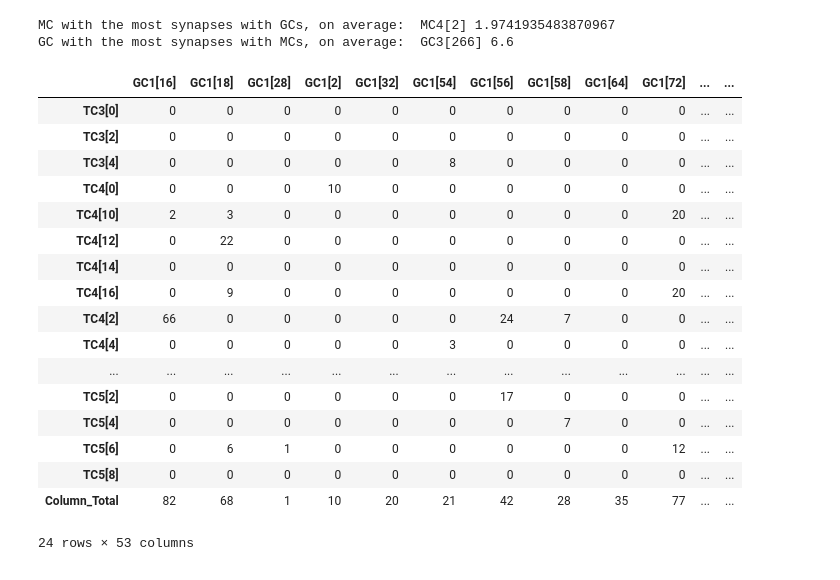
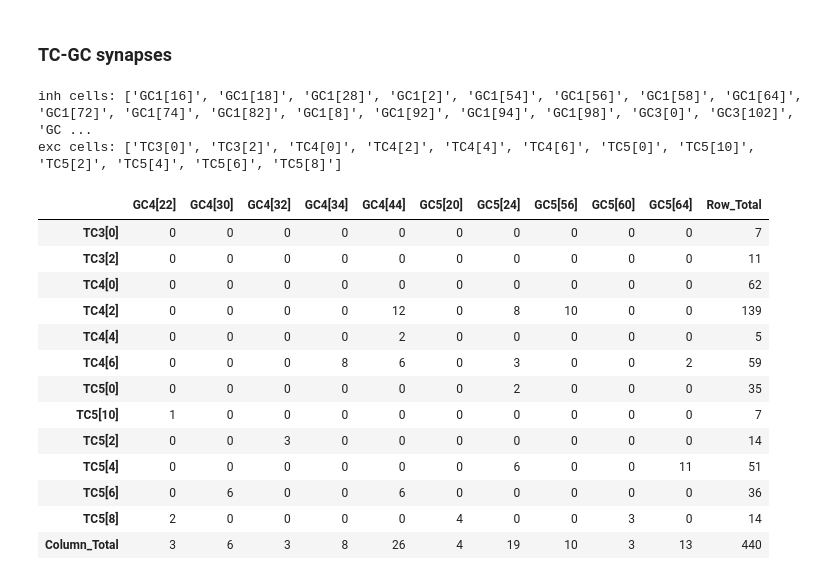
Before and after one commit to ellismith/OlfactoryBulb, a Jupyter notebook: notebooks/parse_synapses.ipynb, the cells around one changed output. Drawn from its saved outputs; the diff is of its cells as text; code cells hidden in the pictures.

Commit message:
Added notebook to count synapses between each cell type

```diff
--- a/notebooks/parse_synapses.ipynb
+++ b/notebooks/parse_synapses.ipynb
@@ -185,8 +19,11 @@ syn_df
 # %%
-def get_synapses(file_name):
-    slices_dir = os.path.join('/home/ellismith/OlfactoryBulb/olfactorybulb/slices')
-
-    #file_name = 'GCs__MCs'
+def get_synapses(file_name, slices_dir, slice_name):
+    """
+    args:
+    file_name: str (e.g. 'GCs__MCs')
+    slices_dir: location of the synapses .json files
+    slice_name: str (e.g. 'DorsalColumnSlice')
+    """
 
     source_cells = []
     inh_cell_sections = []
@@ -195,8 +32,9 @@ def get_synapses(file_name):
     exc_cell_sections = []     # i.e. "TC4[2].dend[7]"
     dest_cell_ids = []     # i.e. 2
 
+
     # import file into a dictionary
-    with open(f'{slices_dir}/DorsalColumnSlice/{file_name}.json','r') as f:
+    with open(f'{slices_dir}/{slice_name}/{file_name}.json','r') as f:
         cells = json.load(f)
 
     # iterate over connections (entries) in file
@@ -220,9 +58,15 @@ def get_synapses(file_name):
         # check that all synapses are reciprocal
         assert entry['is_reciprocal'] == True
 
+        # check that all weights are 1
+        assert entry['weight'] == 1.0
+
     # ordering the GCs and MC/TCs in order of cell type number using only unique cell id's
     inh_cells = sorted(set(source_cells))
+    #print("inh cells:", inh_cells)
+    print("inh cells:", inh_cells)
     exc_cells = sorted(set(dest_cells))
+    print("exc cells:", exc_cells)
 
     # initialize DataFrame
     syn_df = pd.DataFrame(0, columns = inh_cells, index = exc_cells)
@@ -310,0 +138,4 @@ mc_df
+# %%
+# define directory where slice .json files are located and slice name
+slices_dir = os.path.join('/home/ellismith/OlfactoryBulb/olfactorybulb/slices')
+slice_name = 'DorsalColumnSlice'
@@ -346,29 +178,24 @@ mc_syn_df_avg
-# %%
-print('MC with the most synapses with GCs, on average: ', mc_syn_df_avg['Row_Avg'].idxmax(), mc_syn_df_avg['Row_Avg'].max())
-print('GC with the most synapses with MCs, on average: ', mc_syn_df_avg.idxmax(axis=1)['Column_Avg'], mc_syn_df_avg.max(axis=1)['Column_Avg'])
-# %% [output]
-MC with the most synapses with GCs, on average:  MC4[2] 1.9741935483870967
-GC with the most synapses with MCs, on average:  GC3[266] 6.6
+# %% [markdown]
+### TC-GC synapses
 # %%
-tc_syn_df, gc_sect_to_tc, tc_sect_to_gc, tcs_conn_to_gcs, gcs_conn_to_tcs = get_synapses('GCs__TCs')
-#tc_syn_df1 =tc_syn_df.iloc[:,-11:] # show subset of GCs
-tc_syn_df
+tc_syn_df, gc_sect_to_tc, tc_sect_to_gc, tcs_conn_to_gcs, gcs_conn_to_tcs = get_synapses('GCs__TCs', slices_dir, slice_name)
+pd.set_option('display.max_rows', None)
+tc_syn_df1 =tc_syn_df.iloc[:,-11:] # show subset of GCs
+tc_syn_df1
 # %% [output]
+inh cells: ['GC1[16]', 'GC1[18]', 'GC1[28]', 'GC1[2]', 'GC1[54]', 'GC1[56]', 'GC1[58]', 'GC1[64]', 'GC1[72]', 'GC1[74]', 'GC1[82]', 'GC1[8]', 'GC1[92]', 'GC1[94]', 'GC1[98]', 'GC3[0]', 'GC3[102]', 'GC ...
+exc cells: ['TC3[0]', 'TC3[2]', 'TC4[0]', 'TC4[2]', 'TC4[4]', 'TC4[6]', 'TC5[0]', 'TC5[10]', 'TC5[2]', 'TC5[4]', 'TC5[6]', 'TC5[8]']
-|  | GC1[16] | GC1[18] | GC1[28] | GC1[2] | GC1[32] | GC1[54] | GC1[56] | GC1[58] | GC1[64] | GC1[72] | ... | ... |
-| TC3[0] | 0 | 0 | 0 | 0 | 0 | 0 | 0 | 0 | 0 | 0 | ... | ... |
-| TC3[2] | 0 | 0 | 0 | 0 | 0 | 0 | 0 | 0 | 0 | 0 | ... | ... |
-| TC3[4] | 0 | 0 | 0 | 0 | 0 | 8 | 0 | 0 | 0 | 0 | ... | ... |
-| TC4[0] | 0 | 0 | 0 | 10 | 0 | 0 | 0 | 0 | 0 | 0 | ... | ... |
-| TC4[10] | 2 | 3 | 0 | 0 | 0 | 0 | 0 | 0 | 0 | 20 | ... | ... |
-| TC4[12] | 0 | 22 | 0 | 0 | 0 | 0 | 0 | 0 | 0 | 0 | ... | ... |
-| TC4[14] | 0 | 0 | 0 | 0 | 0 | 0 | 0 | 0 | 0 | 0 | ... | ... |
-| TC4[16] | 0 | 9 | 0 | 0 | 0 | 0 | 0 | 0 | 0 | 20 | ... | ... |
-| TC4[2] | 66 | 0 | 0 | 0 | 0 | 0 | 24 | 7 | 0 | 0 | ... | ... |
-| TC4[4] | 0 | 0 | 0 | 0 | 0 | 3 | 0 | 0 | 0 | 0 | ... | ... |
-| ... | ... | ... | ... | ... | ... | ... | ... | ... | ... | ... | ... | ... |
-| TC5[2] | 0 | 0 | 0 | 0 | 0 | 0 | 17 | 0 | 0 | 0 | ... | ... |
-| TC5[4] | 0 | 0 | 0 | 0 | 0 | 0 | 0 | 7 | 0 | 0 | ... | ... |
-| TC5[6] | 0 | 6 | 1 | 0 | 0 | 0 | 0 | 0 | 0 | 12 | ... | ... |
-| TC5[8] | 0 | 0 | 0 | 0 | 0 | 0 | 0 | 0 | 0 | 0 | ... | ... |
-| Column_Total | 82 | 68 | 1 | 10 | 20 | 21 | 42 | 28 | 35 | 77 | ... | ... |
+|  | GC4[22] | GC4[30] | GC4[32] | GC4[34] | GC4[44] | GC5[20] | GC5[24] | GC5[56] | GC5[60] | GC5[64] | Row_Total |
+| TC3[0] | 0 | 0 | 0 | 0 | 0 | 0 | 0 | 0 | 0 | 0 | 7 |
+| TC3[2] | 0 | 0 | 0 | 0 | 0 | 0 | 0 | 0 | 0 | 0 | 11 |
+| TC4[0] | 0 | 0 | 0 | 0 | 0 | 0 | 0 | 0 | 0 | 0 | 62 |
+| TC4[2] | 0 | 0 | 0 | 0 | 12 | 0 | 8 | 10 | 0 | 0 | 139 |
+| TC4[4] | 0 | 0 | 0 | 0 | 2 | 0 | 0 | 0 | 0 | 0 | 5 |
+| TC4[6] | 0 | 0 | 0 | 8 | 6 | 0 | 3 | 0 | 0 | 2 | 59 |
+| TC5[0] | 0 | 0 | 0 | 0 | 0 | 0 | 2 | 0 | 0 | 0 | 35 |
+| TC5[10] | 1 | 0 | 0 | 0 | 0 | 0 | 0 | 0 | 0 | 0 | 7 |
+| TC5[2] | 0 | 0 | 3 | 0 | 0 | 0 | 0 | 0 | 0 | 0 | 14 |
+| TC5[4] | 0 | 0 | 0 | 0 | 0 | 0 | 6 | 0 | 0 | 11 | 51 |
+| TC5[6] | 0 | 6 | 0 | 0 | 6 | 0 | 0 | 0 | 0 | 0 | 36 |
+| TC5[8] | 2 | 0 | 0 | 0 | 0 | 4 | 0 | 0 | 3 | 0 | 14 |
+| Column_Total | 3 | 6 | 3 | 8 | 26 | 4 | 19 | 10 | 3 | 13 | 440 |
-24 rows × 53 columns
```
Also changed, not shown: parts of 31 cells of this notebook.
